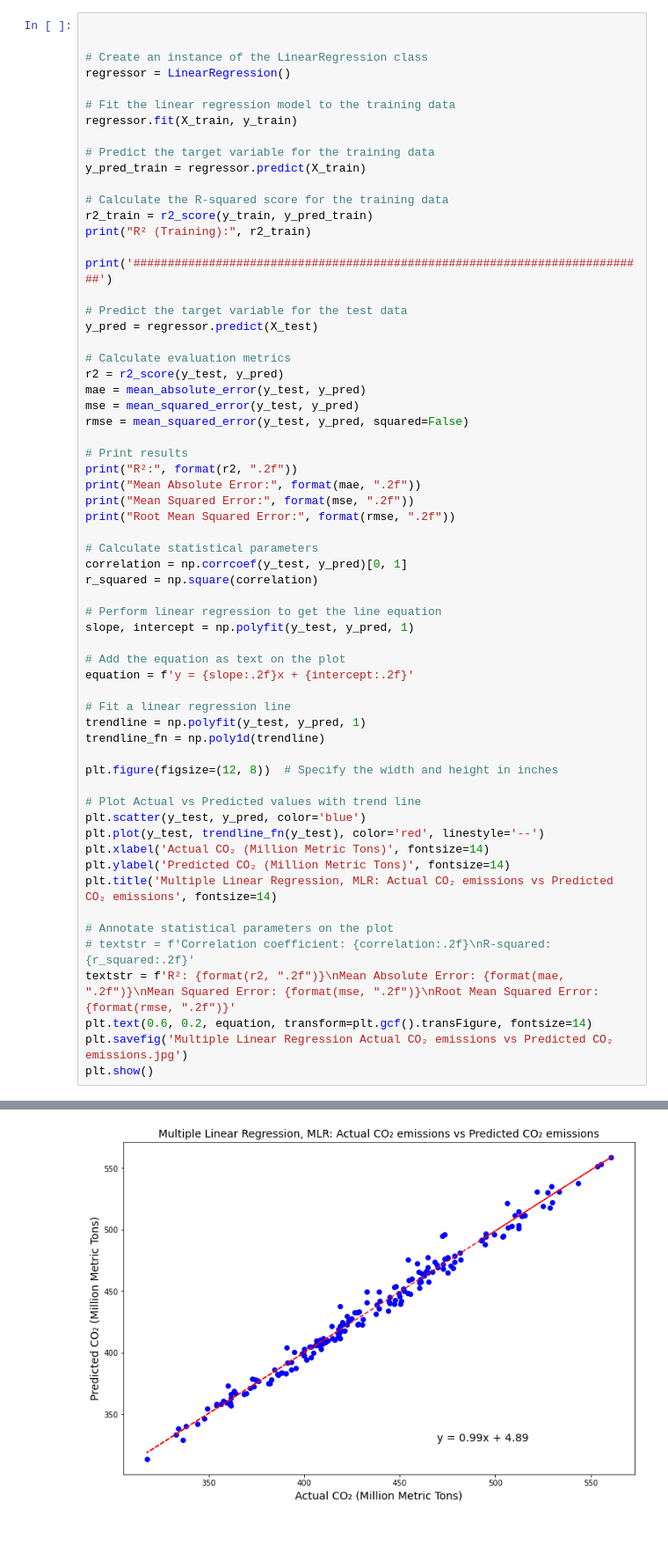
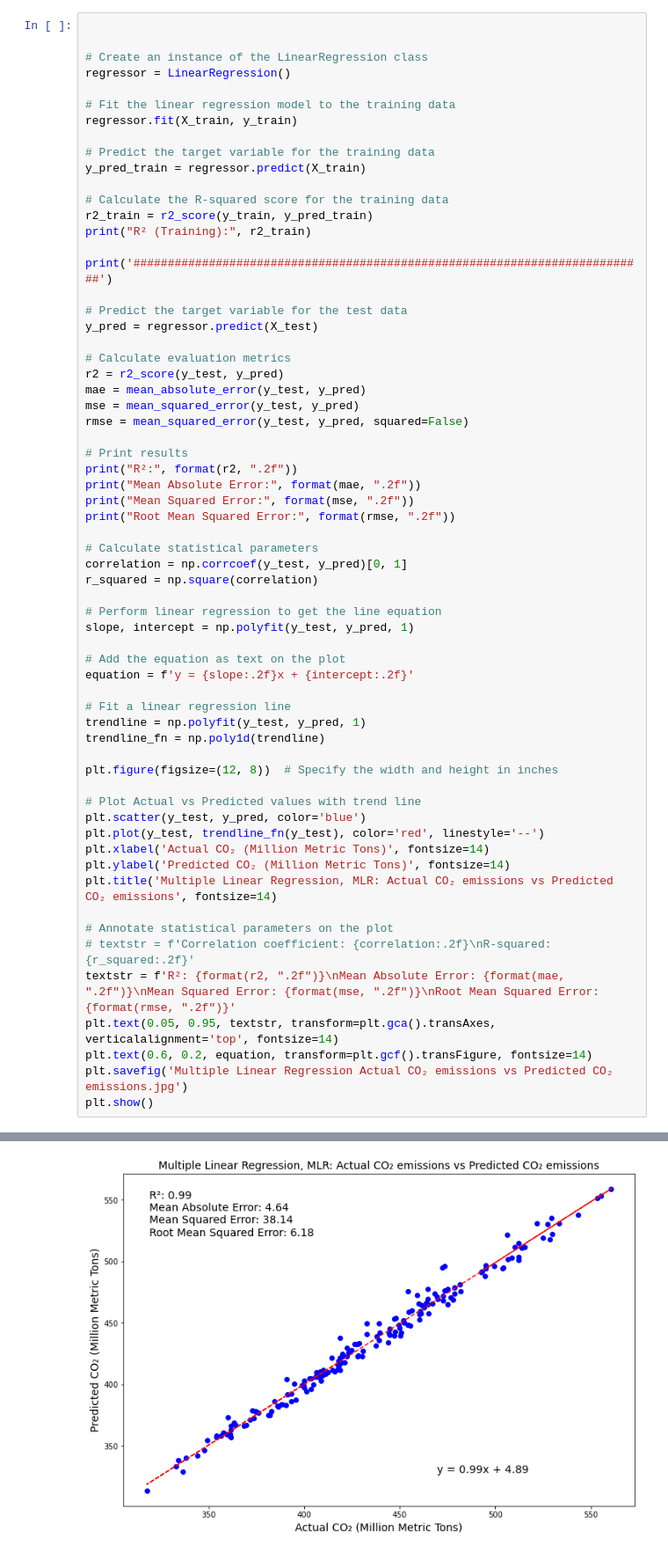
Before and after one commit to jr198868/ML_US_ENERGY, a Jupyter notebook: ML/multiple_linear_regression_model.ipynb, the cells around one changed output, grey strips where cells are left out. Shown: that part at 88% size. Drawn from its saved outputs; the diff is of its cells as text.

```diff
--- a/ML/multiple_linear_regression_model.ipynb
+++ b/ML/multiple_linear_regression_model.ipynb
@@ -70,34 +70,35 @@ slope, intercept = np.polyfit(y_test, y_pred, 1)
 
 # Add the equation as text on the plot
 equation = f'y = {slope:.2f}x + {intercept:.2f}'
 
 # Fit a linear regression line
 trendline = np.polyfit(y_test, y_pred, 1)
 trendline_fn = np.poly1d(trendline)
 
 plt.figure(figsize=(12, 8))  # Specify the width and height in inches
 
 # Plot Actual vs Predicted values with trend line
 plt.scatter(y_test, y_pred, color='blue')
 plt.plot(y_test, trendline_fn(y_test), color='red', linestyle='--')
 plt.xlabel('Actual CO₂ (Million Metric Tons)', fontsize=14)
 plt.ylabel('Predicted CO₂ (Million Metric Tons)', fontsize=14)
 plt.title('Multiple Linear Regression, MLR: Actual CO₂ emissions vs Predicted CO₂ emissions', fontsize=14)
 
 # Annotate statistical parameters on the plot
 # textstr = f'Correlation coefficient: {correlation:.2f}\nR-squared: {r_squared:.2f}'
 textstr = f'R²: {format(r2, ".2f")}\nMean Absolute Error: {format(mae, ".2f")}\nMean Squared Error: {format(mse, ".2f")}\nRoot Mean Squared Error: {format(rmse, ".2f")}'
+plt.text(0.05, 0.95, textstr, transform=plt.gca().transAxes, verticalalignment='top', fontsize=14)
 plt.text(0.6, 0.2, equation, transform=plt.gcf().transFigure, fontsize=14)
 plt.savefig('Multiple Linear Regression Actual CO₂ emissions vs Predicted CO₂ emissions.jpg')
 plt.show()
 # %% [output]
 R² (Training): 0.9837834685096509
 ###########################################################################
 R²: 0.99
 Mean Absolute Error: 4.64
 Mean Squared Error: 38.14
 Root Mean Squared Error: 6.18
-[figure, old version]
+[figure, new version]
 # %%
 # Perform 5-fold cross-validation and get the R-squared scores
 cv_scores = cross_val_score(regressor, X_train, y_train, cv=5, scoring='r2')
```
Also changed, not shown: parts of 1 cell of this notebook, 15 other files.
